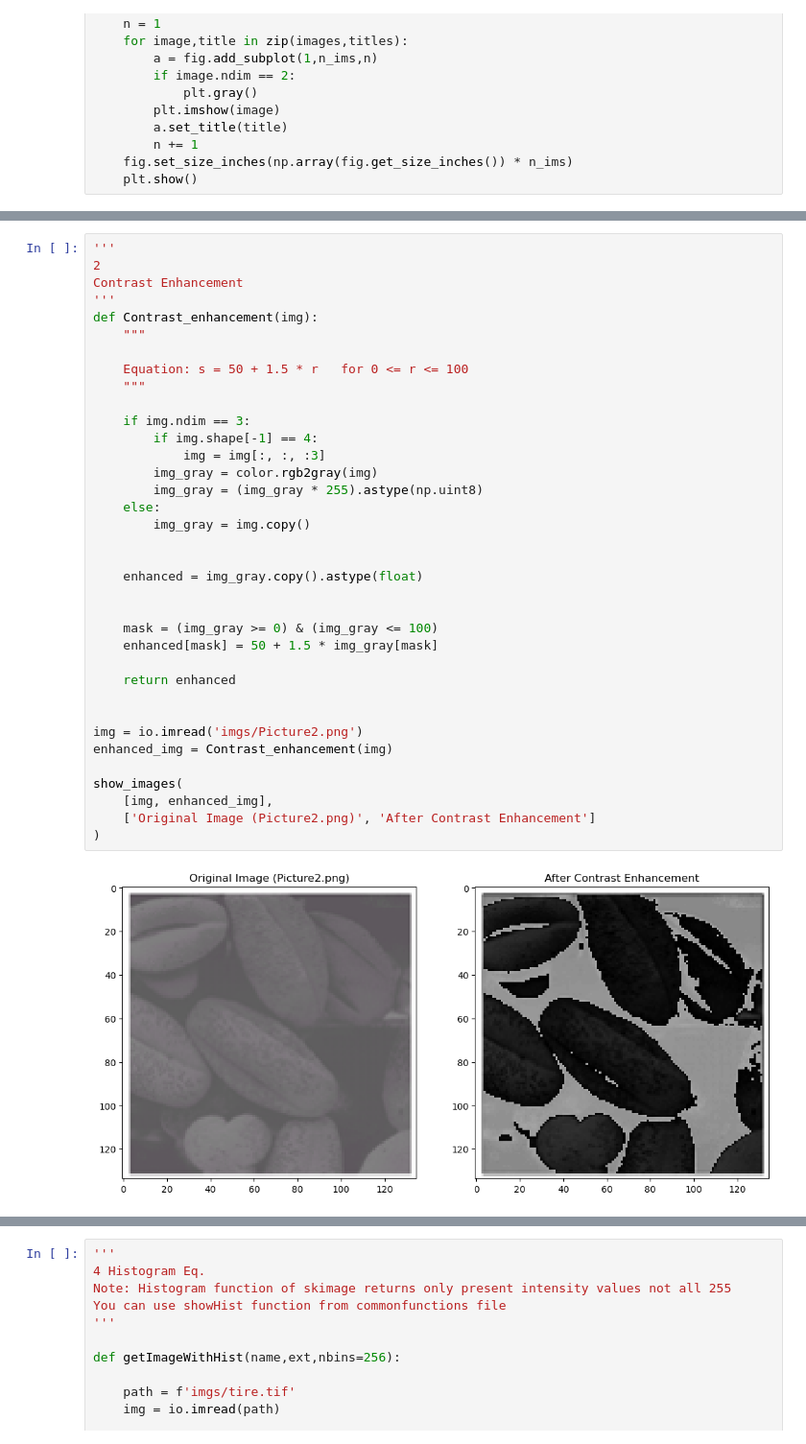
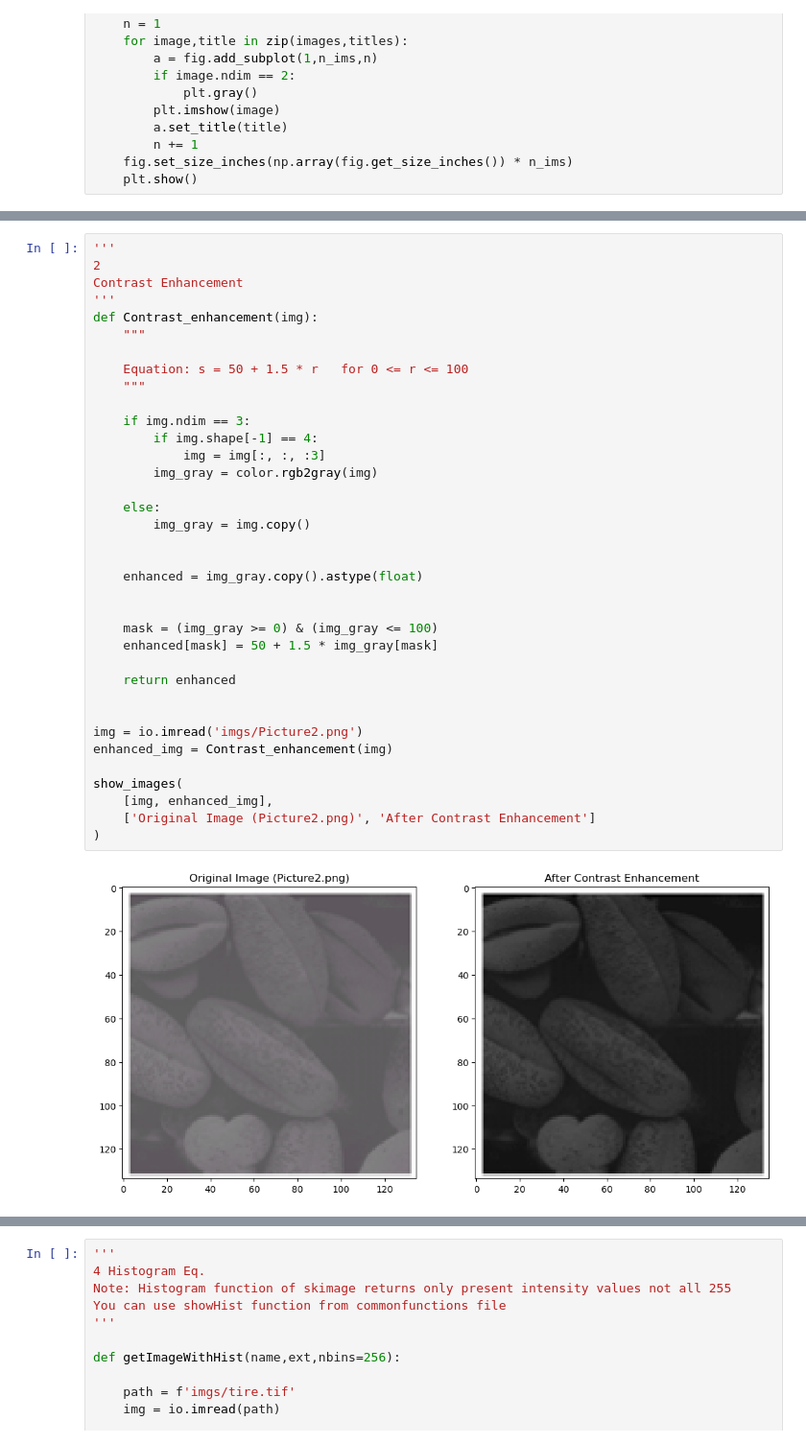
Before and after one commit to AlaaHaytham58/Image_Processing_Course, a Jupyter notebook: Lab 4/Lab 4/Lab4_STD.ipynb, the cells around one changed output, grey strips where cells are left out. Shown: that part at 96% size. Cells and saved outputs as stored; diff of their text form.

```diff
--- a/Lab 4/Lab 4/Lab4_STD.ipynb
+++ b/Lab 4/Lab 4/Lab4_STD.ipynb
@@ -79,35 +81,35 @@ def Contrast_enhancement(img):
     """
 
     Equation: s = 50 + 1.5 * r   for 0 <= r <= 100
     """
 
     if img.ndim == 3:
         if img.shape[-1] == 4:
             img = img[:, :, :3]
         img_gray = color.rgb2gray(img)
-        img_gray = (img_gray * 255).astype(np.uint8)
+
     else:
         img_gray = img.copy()
 
 
     enhanced = img_gray.copy().astype(float)
 
 
     mask = (img_gray >= 0) & (img_gray <= 100)
     enhanced[mask] = 50 + 1.5 * img_gray[mask]
 
     return enhanced
 
 
 img = io.imread('imgs/Picture2.png')
 enhanced_img = Contrast_enhancement(img)
 
 show_images(
     [img, enhanced_img],
     ['Original Image (Picture2.png)', 'After Contrast Enhancement']
 )
 # %% [output]
-[figure, old version]
+[figure, new version]
 # %%
 '''
 3
```
Also changed, not shown: parts of 3 cells of this notebook, 7 other files.
